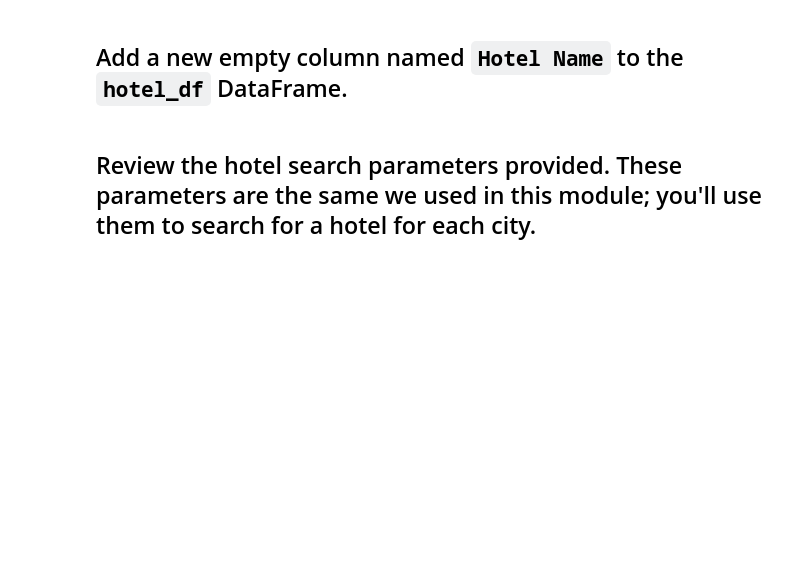
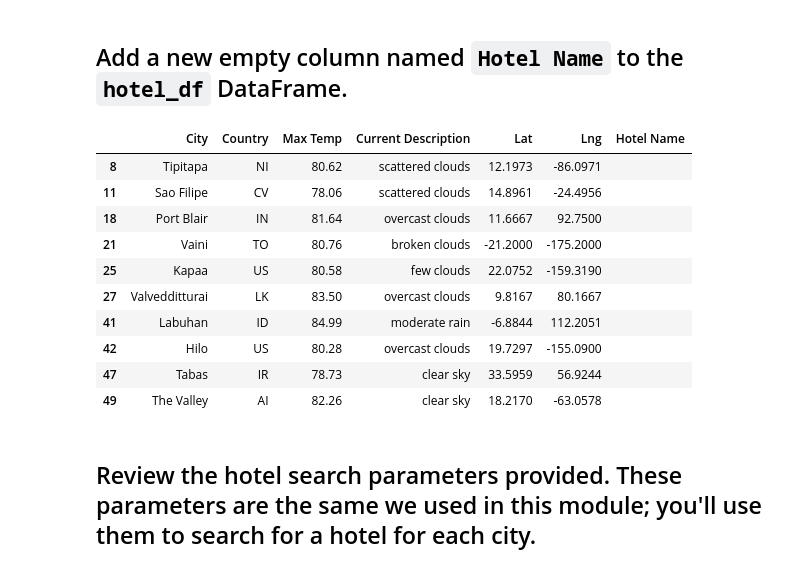
Before and after one commit to crystdang/world-weather-analysis, a Jupyter notebook: Vacation_Search/Vacation_Search.ipynb, the cells around one changed output. Cells and saved outputs as stored; diff of their text form; code cells hidden in the pictures; blank space fills up the shorter version.

```diff
--- a/Vacation_Search/Vacation_Search.ipynb
+++ b/Vacation_Search/Vacation_Search.ipynb
@@ -95,7 +130,7 @@ clean_travel_cities = # YOUR CODE HERE
 ## Use the `copy` Pandas function to create a new DataFrame, called `hotel_df`, by copying the following columns from the `clean_travel_cities` DataFrame: "City", "Country", "Max Temp", "Current Description", "Lat", "Lng".
 # %%
 # Create DataFrame called hotel_df by copying some columns from the clean_travel_cities DataFrame.
-hotel_df = # YOUR CODE HERE
+hotel_df = clean_travel_cities[["City", "Country", "Max Temp", "Current Description", "Lat", "Lng"]].copy()
 
 # Display sample data
-# YOUR CODE HERE
+hotel_df
@@ -103,10 +152,22 @@ hotel_df = # YOUR CODE HERE
 ## Add a new empty column named `Hotel Name` to the `hotel_df` DataFrame.
 # %%
 # Add a new empty column, "Hotel Name", to the hotel_df DataFrame
-# YOUR CODE HERE
+hotel_df["Hotel Name"] = ""
 
 # Display sample data
-# YOUR CODE HERE
+hotel_df.head(10)
+# %% [output]
+|  | City | Country | Max Temp | Current Description | Lat | Lng | Hotel Name |
+| 8 | Tipitapa | NI | 80.62 | scattered clouds | 12.1973 | -86.0971 |  |
+| 11 | Sao Filipe | CV | 78.06 | scattered clouds | 14.8961 | -24.4956 |  |
+| 18 | Port Blair | IN | 81.64 | overcast clouds | 11.6667 | 92.7500 |  |
+| 21 | Vaini | TO | 80.76 | broken clouds | -21.2000 | -175.2000 |  |
+| 25 | Kapaa | US | 80.58 | few clouds | 22.0752 | -159.3190 |  |
+| 27 | Valvedditturai | LK | 83.50 | overcast clouds | 9.8167 | 80.1667 |  |
+| 41 | Labuhan | ID | 84.99 | moderate rain | -6.8844 | 112.2051 |  |
+| 42 | Hilo | US | 80.28 | overcast clouds | 19.7297 | -155.0900 |  |
+| 47 | Tabas | IR | 78.73 | clear sky | 33.5959 | 56.9244 |  |
+| 49 | The Valley | AI | 82.26 | clear sky | 18.2170 | -63.0578 |  |
 # %% [markdown]
 ## Review the hotel search parameters provided. These parameters are the same we used in this module; you'll use them to search for a hotel for each city.
 # %%
```
Also changed, not shown: parts of 12 cells of this notebook, 4 other files.
